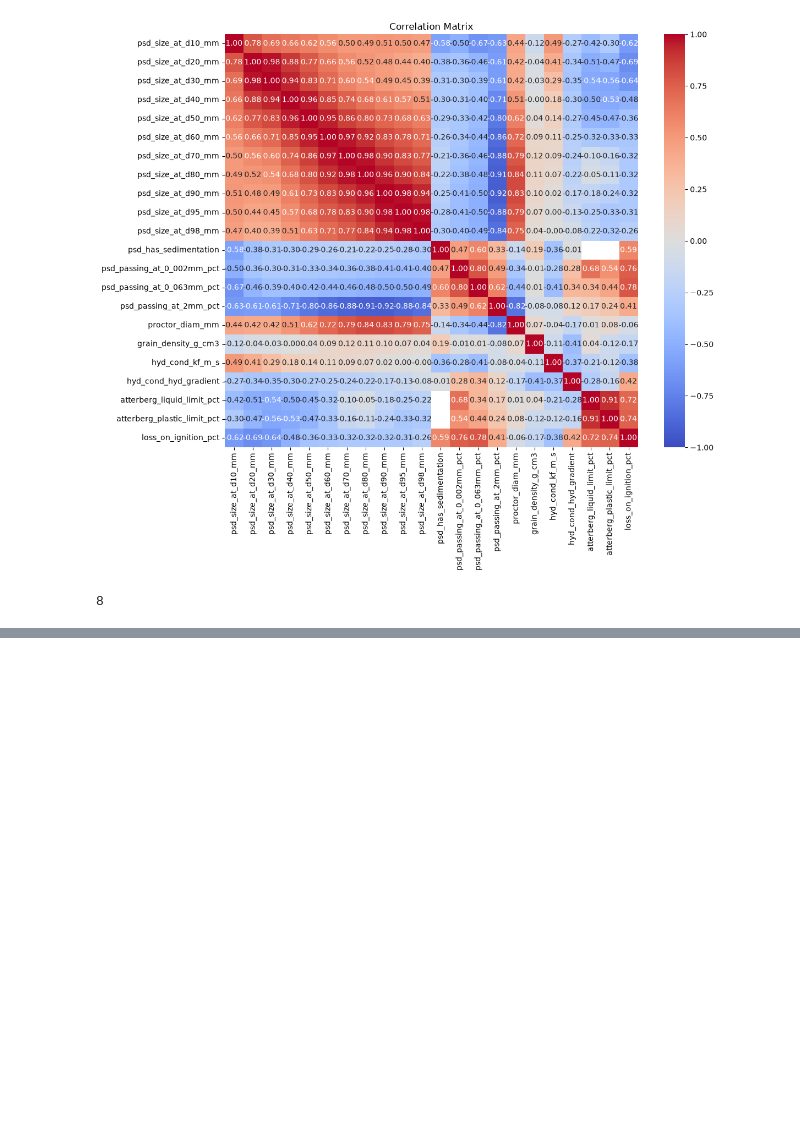
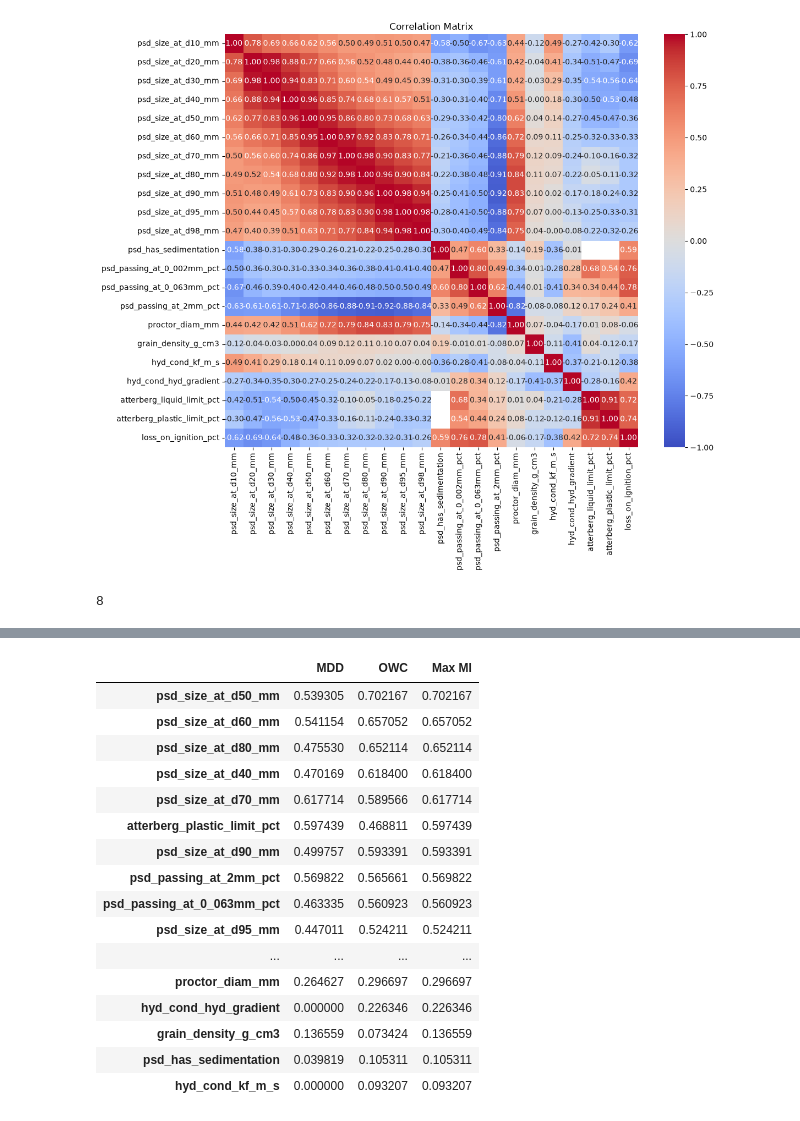
Before and after one commit to jkmathilda/proctor_prediction, a Jupyter notebook: eda.ipynb, the cells around one changed output, grey strips where cells are left out. Drawn from its saved outputs; the diff is of its cells as text; code cells hidden in the pictures; blank space fills up the shorter version.

```diff
--- a/eda.ipynb
+++ b/eda.ipynb
@@ -401,0 +161,19 @@ df
+# %%
+# Spearman Corrlation - how strongly two variables have a monotonic relationship
+
+# Features and targets
+X = df[features]
+y_mdd = df["proctor_mdd_g_cm3"]
+y_owc = df["proctor_owc_pct"]
+
+# Compute correlations
+spearman_mdd = X.corrwith(y_mdd, method="spearman")
+spearman_owc = X.corrwith(y_owc, method="spearman")
+
+# Combine into one DataFrame
+spearman_df = pd.DataFrame({
+    "MDD": spearman_mdd,
+    "OWC": spearman_owc
+})
+
+spearman_df
@@ -401,0 +198,52 @@ df
+# %%
+# Mutual Information - how much knowing one variable reduces your uncertainty about another variable
+
+mi_mdd = {}
+mi_owc = {}
+
+for feature in X.columns:
+    # ----- MDD -----
+    temp = pd.concat([X[feature], y_mdd], axis=1).dropna()
+
+    mi_mdd[feature] = mutual_info_regression(
+        temp[[feature]],
+        temp[y_mdd.name],
+        random_state=42
+    )[0]
+
+    # ----- OWC -----
+    temp = pd.concat([X[feature], y_owc], axis=1).dropna()
+
+    mi_owc[feature] = mutual_info_regression(
+        temp[[feature]],
+        temp[y_owc.name],
+        random_state=42
+    )[0]
+
+mi_df = pd.DataFrame({
+    "MDD": mi_mdd,
+    "OWC": mi_owc
+})
+
+mi_df["Max MI"] = mi_df.max(axis=1)
+mi_df = mi_df.sort_values("Max MI", ascending=False)
+
+mi_df
+# %% [output]
+|  | MDD | OWC | Max MI |
+| psd_size_at_d50_mm | 0.539305 | 0.702167 | 0.702167 |
+| psd_size_at_d60_mm | 0.541154 | 0.657052 | 0.657052 |
+| psd_size_at_d80_mm | 0.475530 | 0.652114 | 0.652114 |
+| psd_size_at_d40_mm | 0.470169 | 0.618400 | 0.618400 |
+| psd_size_at_d70_mm | 0.617714 | 0.589566 | 0.617714 |
+| atterberg_plastic_limit_pct | 0.597439 | 0.468811 | 0.597439 |
+| psd_size_at_d90_mm | 0.499757 | 0.593391 | 0.593391 |
+| psd_passing_at_2mm_pct | 0.569822 | 0.565661 | 0.569822 |
+| psd_passing_at_0_063mm_pct | 0.463335 | 0.560923 | 0.560923 |
+| psd_size_at_d95_mm | 0.447011 | 0.524211 | 0.524211 |
+| ... | ... | ... | ... |
+| proctor_diam_mm | 0.264627 | 0.296697 | 0.296697 |
+| hyd_cond_hyd_gradient | 0.000000 | 0.226346 | 0.226346 |
+| grain_density_g_cm3 | 0.136559 | 0.073424 | 0.136559 |
+| psd_has_sedimentation | 0.039819 | 0.105311 | 0.105311 |
+| hyd_cond_kf_m_s | 0.000000 | 0.093207 | 0.093207 |
```
Also changed, not shown: parts of 25 cells of this notebook, 16 other files.
